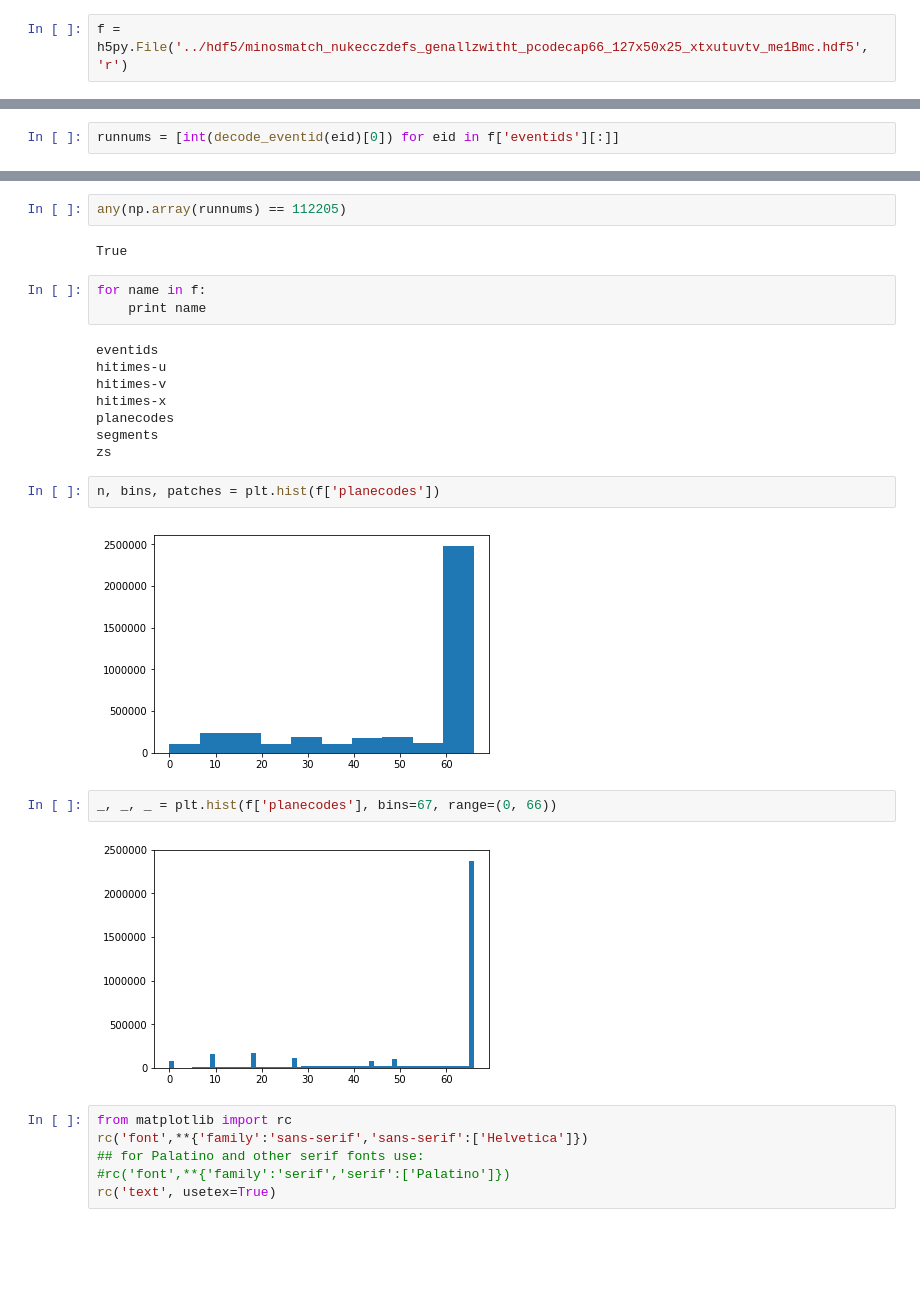
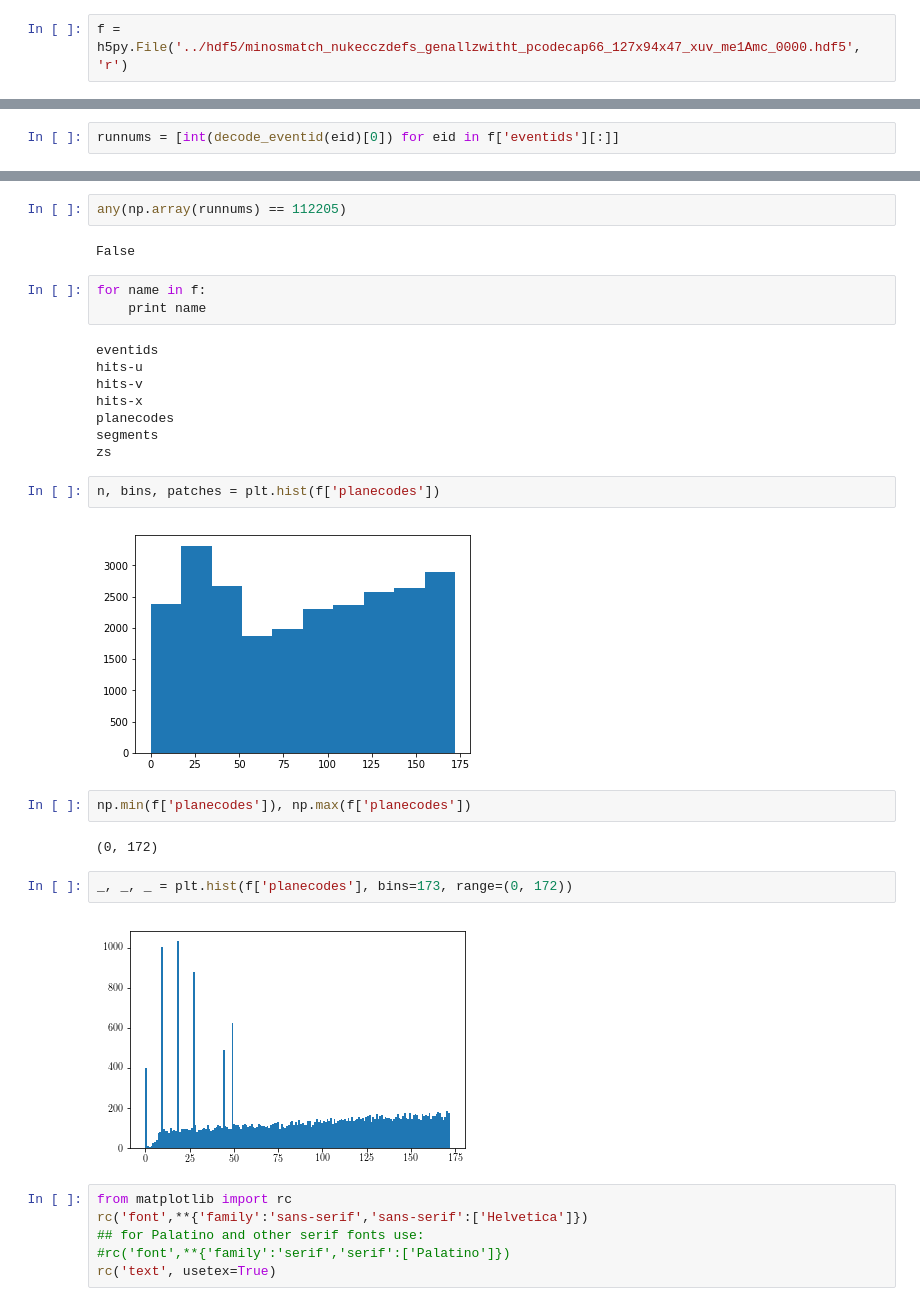
Before and after one commit to faizaakbar/ANNMINERvA, a Jupyter notebook: visualize_planecode_occupancy_stats.ipynb, the cells around one changed output, grey strips where cells are left out. Drawn from its saved outputs; the diff is of its cells as text; blank space fills up the shorter version.

Commit message:
change a notebook used to make NIM plots, so watch that - do vis on the "fullsize" events...

```diff
--- a/visualize_planecode_occupancy_stats.ipynb
+++ b/visualize_planecode_occupancy_stats.ipynb
@@ -18,7 +18,7 @@ def decode_eventid(eventid):
     run = eventid
     return (run, subrun, gate, phys_evt)
 # %%
-f = h5py.File('../hdf5/minosmatch_nukecczdefs_genallzwitht_pcodecap66_127x50x25_xtxutuvtv_me1Bmc.hdf5', 'r')
+f = h5py.File('../hdf5/minosmatch_nukecczdefs_genallzwitht_pcodecap66_127x94x47_xuv_me1Amc_0000.hdf5', 'r')
 # %%
 len(f['eventids'][:])
 # %% [output]
@@ -49,26 +49,30 @@ n, bins, patches = plt.hist(runnums)
 # %%
 any(np.array(runnums) == 112205)
 # %% [output]
-True
+False
 # %%
 for name in f:
     print name
 # %% [output]
 eventids
-hitimes-u
-hitimes-v
-hitimes-x
+hits-u
+hits-v
+hits-x
 planecodes
 segments
 zs
 # %%
 n, bins, patches = plt.hist(f['planecodes'])
 # %% [output]
-[figure, old version]
+[figure, new version]
+# %%
+np.min(f['planecodes']), np.max(f['planecodes'])
+# %% [output]
+(0, 172)
 # %%
-_, _, _ = plt.hist(f['planecodes'], bins=67, range=(0, 66))
+_, _, _ = plt.hist(f['planecodes'], bins=173, range=(0, 172))
 # %% [output]
-[figure, old version]
+[figure, new version]
 # %%
 from matplotlib import rc
 rc('font',**{'family':'sans-serif','sans-serif':['Helvetica']})
```
Also changed, not shown: parts of 18 cells of this notebook.
